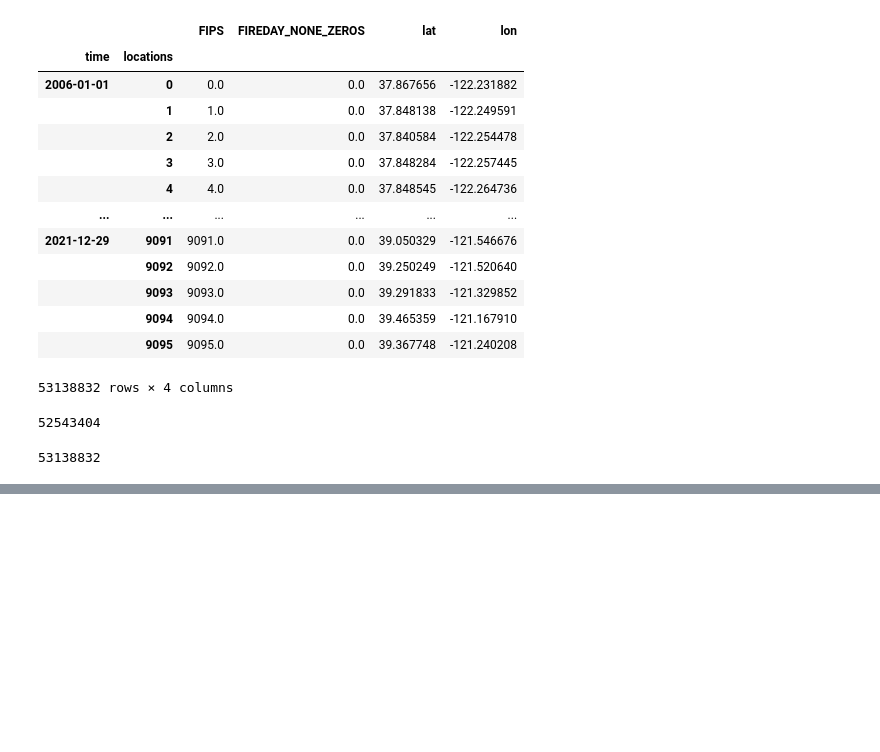
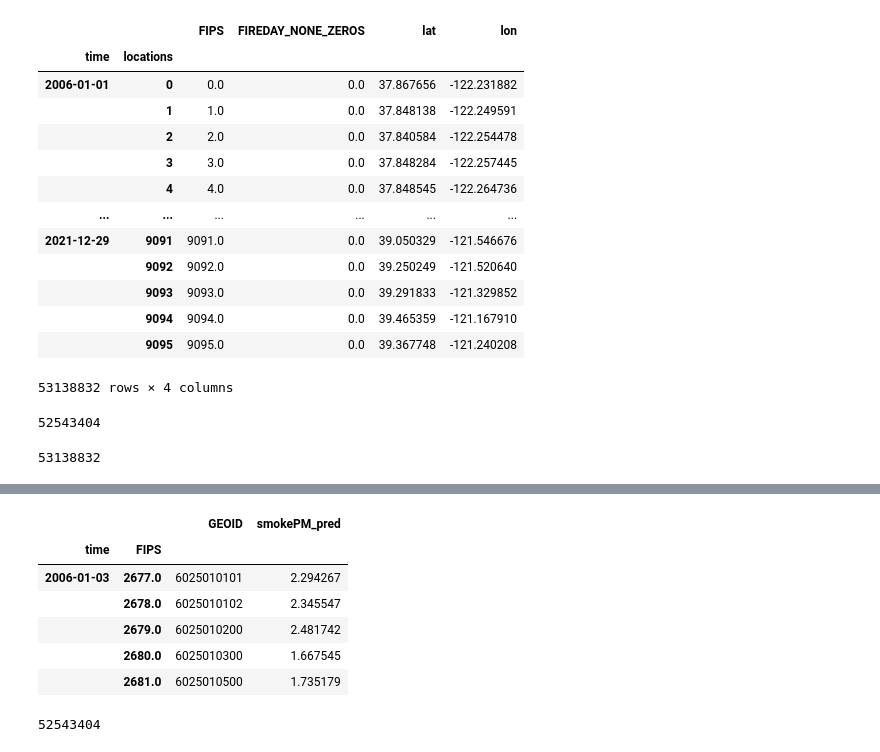
Before and after one commit to NSAPH-Projects/concurrence-climate-hazards, a Jupyter notebook: merge_data.ipynb, the cells around one changed output, grey strips where cells are left out. Drawn from its saved outputs; the diff is of its cells as text; code cells hidden in the pictures; blank space fills up the shorter version.

```diff
--- a/merge_data.ipynb
+++ b/merge_data.ipynb
@@ -277,0 +282,2 @@ df.to_parquet("outputs/esri_tmin_tmax_pm25_wf_merged.parquet")
+# %%
+smoke_df = pd.read_parquet("outputs/smoke_pm25_predicted_with_fips.parquet")
@@ -277,0 +306,12 @@ df.to_parquet("outputs/esri_tmin_tmax_pm25_wf_merged.parquet")
+# %%
+smoke_df = smoke_df.groupby(["time","FIPS"]).first()
+# %%
+smoke_df.head()
+# %% [output]
+|  |  | GEOID | smokePM_pred |
+| time | FIPS |  |  |
+| 2006-01-03 | 2677.0 | 6025010101 | 2.294267 |
+|  | 2678.0 | 6025010102 | 2.345547 |
+|  | 2679.0 | 6025010200 | 2.481742 |
+|  | 2680.0 | 6025010300 | 1.667545 |
+|  | 2681.0 | 6025010500 | 1.735179 |
@@ -277,0 +320,4 @@ df.to_parquet("outputs/esri_tmin_tmax_pm25_wf_merged.parquet")
+# %%
+len(merged)
+# %% [output]
+52543404
```
Also changed, not shown: parts of 9 cells of this notebook, 1 other file.
